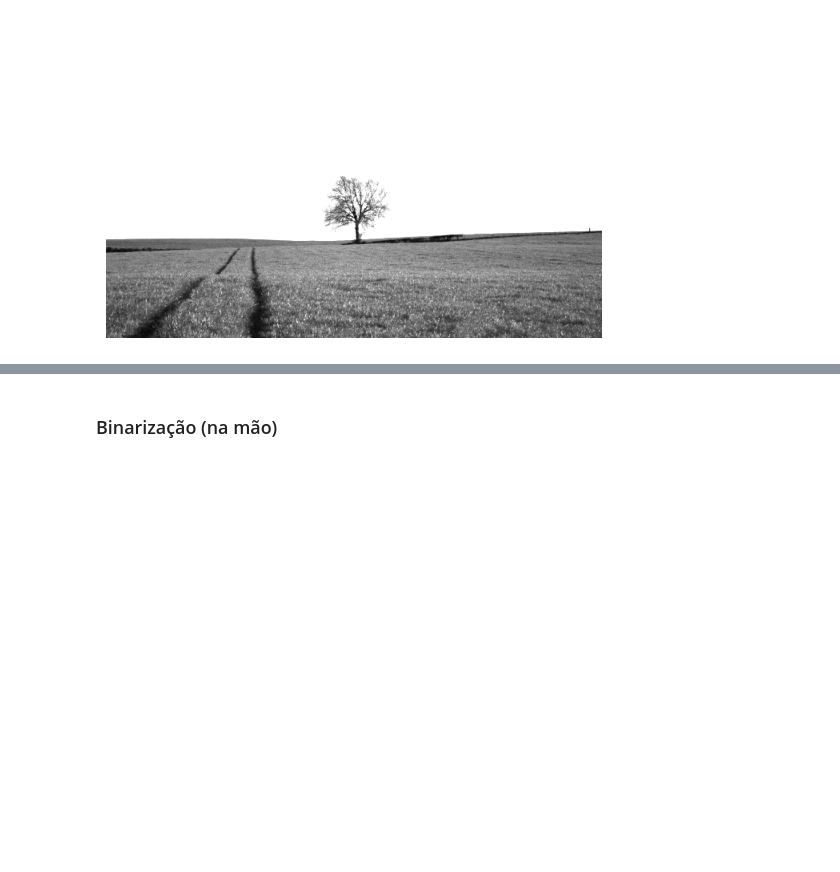
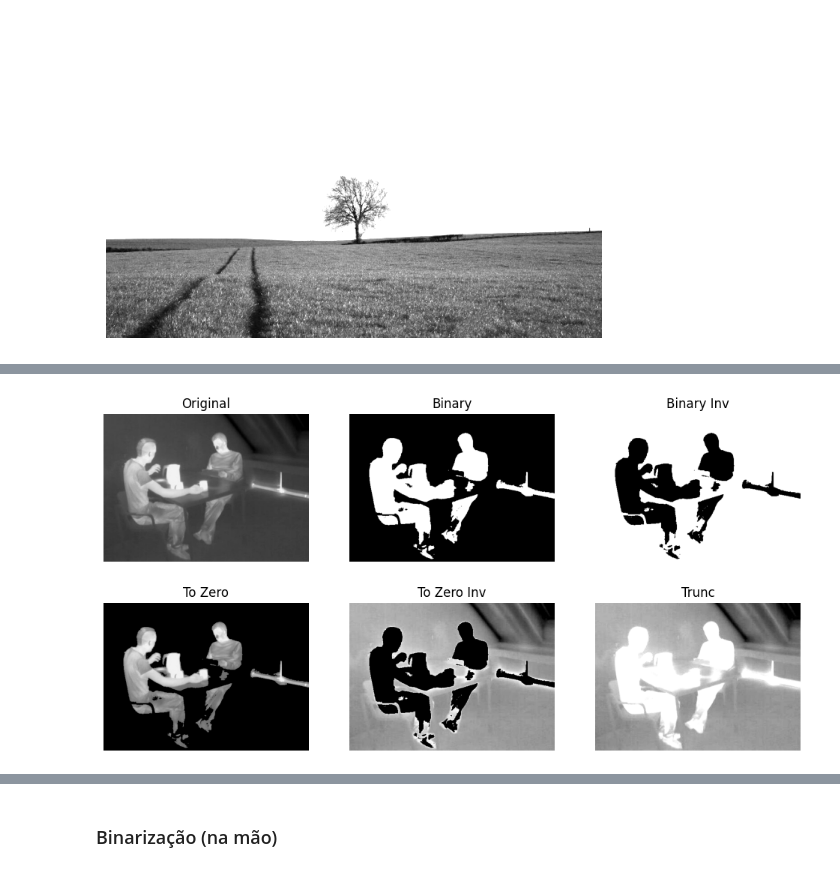
Before and after one commit to DiogoBotton/Computer_Vision_Learn, a Jupyter notebook: Segmentacao_de_Imagens/Segmentacao_Tecnicas_Classicas/tipos_limiarizacao.ipynb, the cells around one changed output, grey strips where cells are left out. Cells and saved outputs as stored; diff of their text form; code cells hidden in the pictures; blank space fills up the shorter version.

```diff
--- a/Segmentacao_de_Imagens/Segmentacao_Tecnicas_Classicas/tipos_limiarizacao.ipynb
+++ b/Segmentacao_de_Imagens/Segmentacao_Tecnicas_Classicas/tipos_limiarizacao.ipynb
@@ -115,0 +149,7 @@ plt.axis('off')
+# %%
+img_2 = cv2.imread('images/thermal02.jpg')
+img_2 = cv2.cvtColor(img_2, cv2.COLOR_BGR2GRAY)
+
+limiarizacao(img_2, 100)
+# %% [output]
+[figure, added]
```
Also changed, not shown: parts of 11 cells of this notebook.
